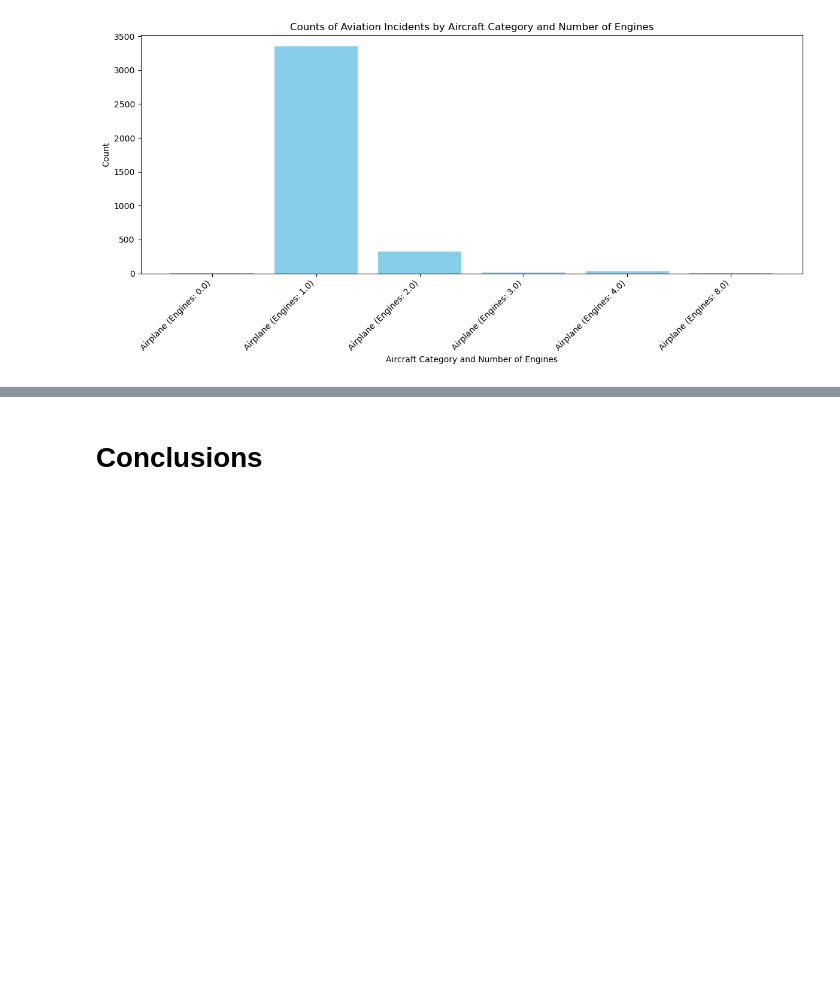
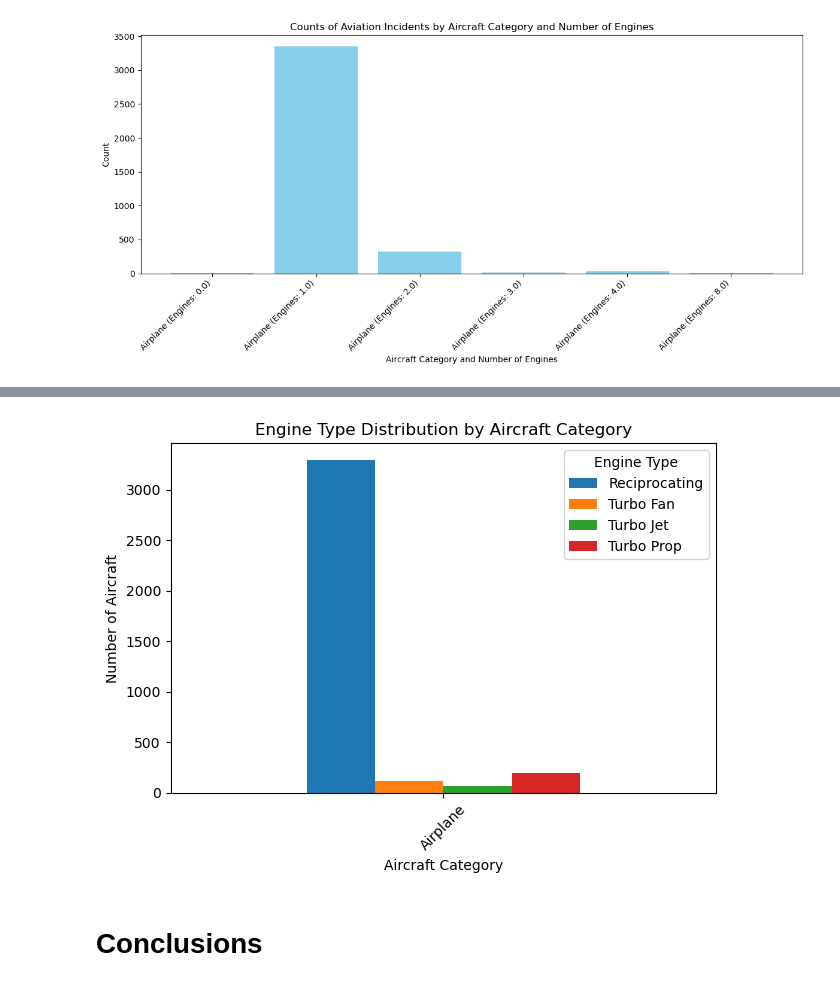
Before and after one commit to BlackXWulf/Aviation-Incidents, a Jupyter notebook: Aviation-Incidents.ipynb, the cells around one changed output, grey strips where cells are left out. Saved outputs shown, nothing was run; the diff lists cells and outputs as text; code cells hidden in the pictures; blank space fills up the shorter version.

```diff
--- a/Aviation-Incidents.ipynb
+++ b/Aviation-Incidents.ipynb
@@ -425,3 +399,27 @@ plt.show()
+# %%
+# Define the engine types of interest
+engine_types_of_interest = ['Reciprocating', 'Turbo Prop', 'Turbo Fan', 'Turbo Jet']
+
+# Filter the data for the specified engine types
+filtered_data = aviation_data[aviation_data['Engine.Type'].isin(engine_types_of_interest)]
+
+# Group by 'Aircraft.Category' and 'Engine.Type', counting occurrences
+engine_counts = filtered_data.groupby(['Aircraft.Category', 'Engine.Type']).size().unstack(fill_value=0)
+
+# Display the engine counts
+engine_counts
+
+# Create a bar graph
+engine_counts.plot(kind='bar', stacked=False, color=plt.cm.tab10.colors)
+plt.title('Engine Type Distribution by Aircraft Category')
+plt.xlabel('Aircraft Category')
+plt.ylabel('Number of Aircraft')
+plt.xticks(rotation=45)
+plt.legend(title='Engine Type')
+plt.tight_layout()
+plt.show()
+# %% [output]
+[figure, added]
 # %% [markdown]
 # Conclusions
 # %% [markdown]
```
Also changed, not shown: parts of 14 cells of this notebook.
